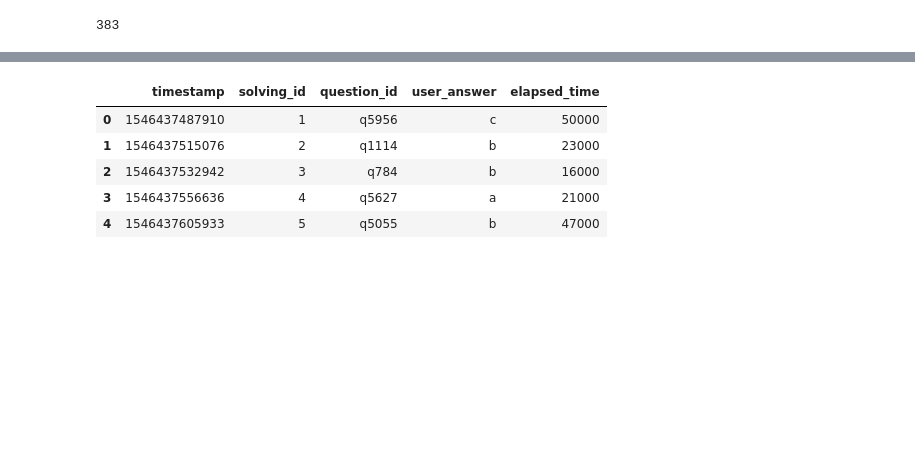
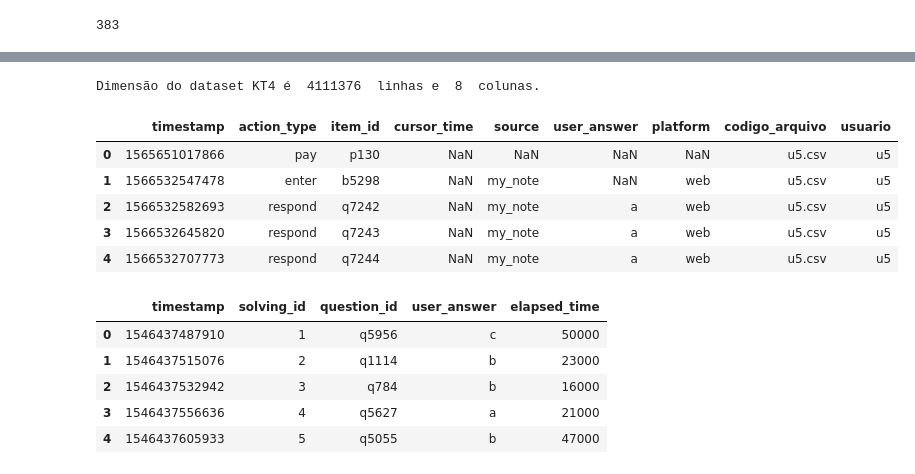
Before and after one commit to tpcyprianos/projeto_rec_sys, a Jupyter notebook: Análise Inicial.ipynb, the cells around one changed output, grey strips where cells are left out. Drawn from its saved outputs; the diff is of its cells as text; code cells hidden in the pictures; blank space fills up the shorter version.

Commit message:
adicionando as leituras dos datasets kt2, kt3 e kt4

```diff
--- a/Análise Inicial.ipynb
+++ b/Análise Inicial.ipynb
@@ -222,0 +263,27 @@ array(['u8', 'u20', 'u21', 'u53', 'u56', 'u79', 'u82', 'u83', 'u85',
+# %%
+import pandas as pd
+import os
+
+# Crie uma lista para armazenar os DataFrames
+dataframes_kt4= []
+
+# Caminho da pasta onde estão os arquivos
+caminho_pasta = r'D:\Doutorado\USP\SCC5966 - Recomendaçao\Projeto\dataset\EdNet-KT4\KT4'
+
+# Iterar sobre os nomes na coluna 'usuario'
+for usuario in kt1_usuarios:
+    # Monta o nome completo do arquivo (adiciona o sufixo ".csv")
+    nome_arquivo = f"{usuario}.csv"
+    caminho_arquivo = os.path.join(caminho_pasta, nome_arquivo)
+
+    # Verifica se o arquivo existe na pasta
+    if os.path.exists(caminho_arquivo):
+        # Lê o arquivo e adiciona a coluna com o nome do arquivo
+        temp_df = pd.read_csv(caminho_arquivo)
+        temp_df['codigo_arquivo'] = nome_arquivo  # Adiciona a coluna com o nome do arquivo
+        # Adiciona uma coluna com o nome do arquivo (sem o caminho completo)
+        # Adiciona o DataFrame à lista
+        dataframes_kt4.append(temp_df)
+    #else:
+        #print("Arquivo ", usuario, " não existe!")
+kt4 = pd.concat(dataframes_kt4, ignore_index=True)
@@ -223,3 +299,19 @@ array(['u8', 'u20', 'u21', 'u53', 'u56', 'u79', 'u82', 'u83', 'u85',
+# %%
+dimensao_kt4 = kt4.shape
+print("Dimensão do dataset KT4 é ", dimensao_kt4[0], " linhas e ", dimensao_kt4[1], " colunas.")
+# %% [output]
+Dimensão do dataset KT4 é  4111376  linhas e  8  colunas.
+# %%
+# Criar uma nova coluna com o identificador do usuário, removendo o ".csv"
+kt4['usuario'] = kt4['codigo_arquivo'].str.replace('.csv', '', regex=False)
+kt4.head()
+# %% [output]
+|  | timestamp | action_type | item_id | cursor_time | source | user_answer | platform | codigo_arquivo | usuario |
+| 0 | 1565651017866 | pay | p130 | NaN | NaN | NaN | NaN | u5.csv | u5 |
+| 1 | 1566532547478 | enter | b5298 | NaN | my_note | NaN | web | u5.csv | u5 |
+| 2 | 1566532582693 | respond | q7242 | NaN | my_note | a | web | u5.csv | u5 |
+| 3 | 1566532645820 | respond | q7243 | NaN | my_note | a | web | u5.csv | u5 |
+| 4 | 1566532707773 | respond | q7244 | NaN | my_note | a | web | u5.csv | u5 |
 # %%
 https://chatgpt.com/c/66f32c28-4014-8003-abe8-f36633188138
 # %%
```
Also changed, not shown: parts of 9 cells of this notebook.
